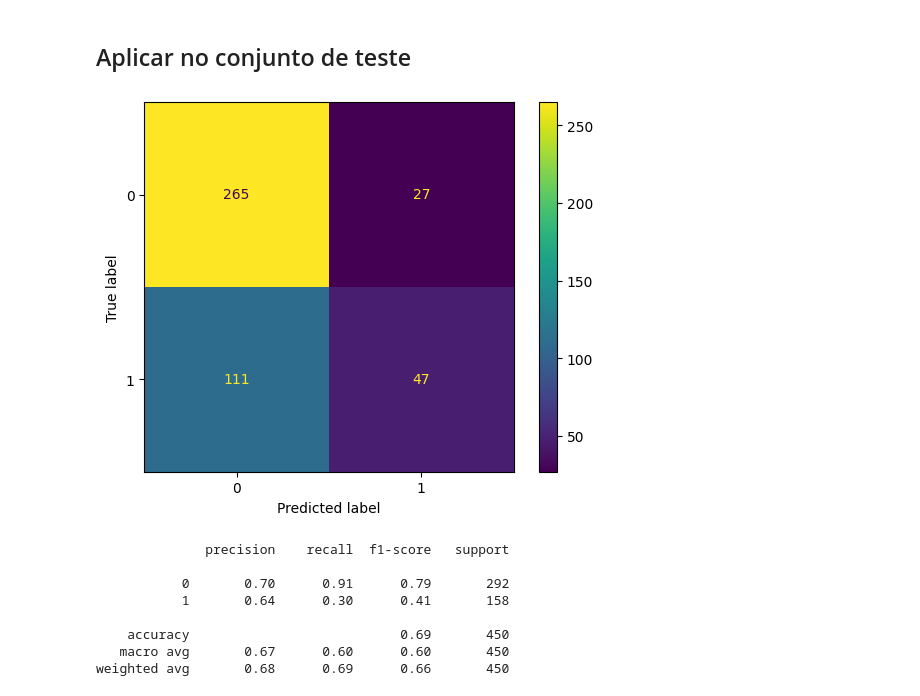
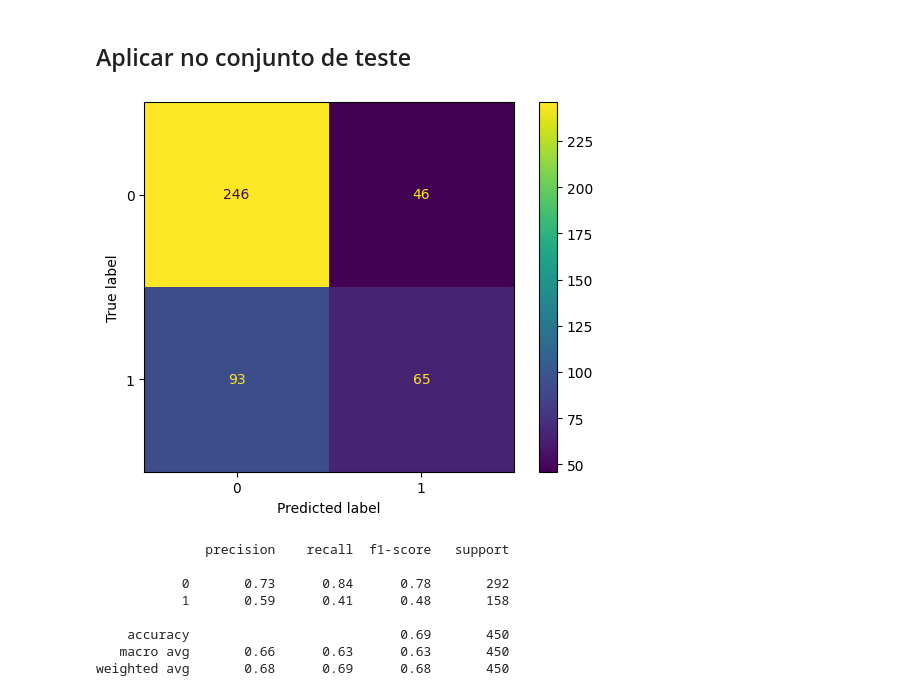
Before and after one commit to FelipeFLopes/fifa_matches_analysis, a Jupyter notebook: analise.ipynb, the cells around one changed output. Drawn from its saved outputs; the diff is of its cells as text; code cells hidden in the pictures.

Commit message:
feat: Add random forrest to predict if team is going to lose

```diff
--- a/analise.ipynb
+++ b/analise.ipynb
@@ -741,0 +746,4 @@ plt.show()
+# %%
+random_forest = RandomForestClassifier()
+
+random_forest.fit(X_train, y_train)
@@ -753,25 +815,25 @@ X_test = features_test_encoded.values
 
 y_test = alvo_encoded_test.values
 # %%
-y_pred_test = logreg.predict(X_test)
+y_pred_test = random_forest.predict(X_test)
 
 cm_dev = confusion_matrix(y_test, y_pred_test)
 
 disp = ConfusionMatrixDisplay(confusion_matrix=cm_dev)
 
 disp.plot()
 
 plt.show()
 # %% [output]
-[figure, old version]
+[figure, new version]
 # %%
 print(classification_report(y_test, y_pred_test))
 # %% [output]
               precision    recall  f1-score   support
 
-           0       0.70      0.91      0.79       292
-           1       0.64      0.30      0.41       158
+           0       0.73      0.84      0.78       292
+           1       0.59      0.41      0.48       158
 
     accuracy                           0.69       450
-   macro avg       0.67      0.60      0.60       450
-weighted avg       0.68      0.69      0.66       450
+   macro avg       0.66      0.63      0.63       450
+weighted avg       0.68      0.69      0.68       450
```
Also changed, not shown: parts of 20 cells of this notebook.
